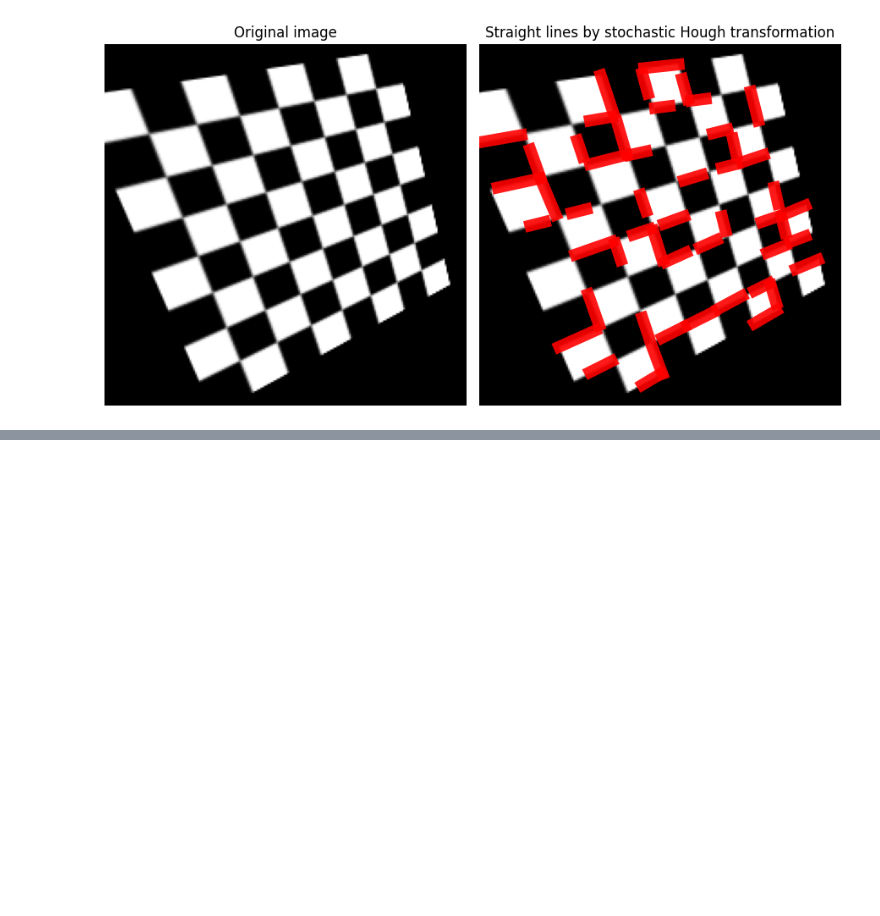
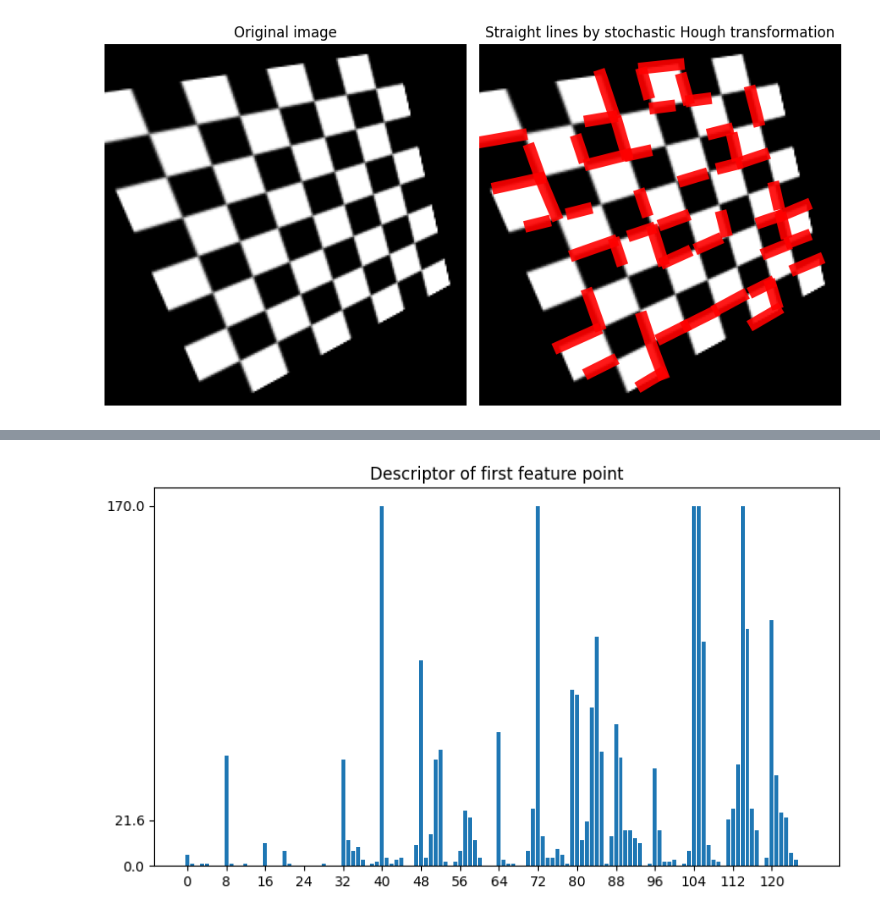
Before and after one commit to zave7/computer-vision, a Jupyter notebook: opencv/feature-extraction.ipynb, the cells around one changed output, grey strips where cells are left out. Saved outputs shown, nothing was run; the diff lists cells and outputs as text; code cells hidden in the pictures; blank space fills up the shorter version.

```diff
--- a/opencv/feature-extraction.ipynb
+++ b/opencv/feature-extraction.ipynb
@@ -187,0 +288,9 @@ plt.show()
+# %%
+plt.figure(figsize=(9, 5))
+plt.bar(np.arange(len(des[0])), des[0])
+plt.xticks(range(0, len(des[0]), 8))
+plt.yticks([des[0].min(), des[0].mean(), des[0].max()])
+plt.title("Descriptor of first feature point")
+plt.show()
+# %% [output]
+[figure, added]
```
Also changed, not shown: parts of 7 cells of this notebook.
